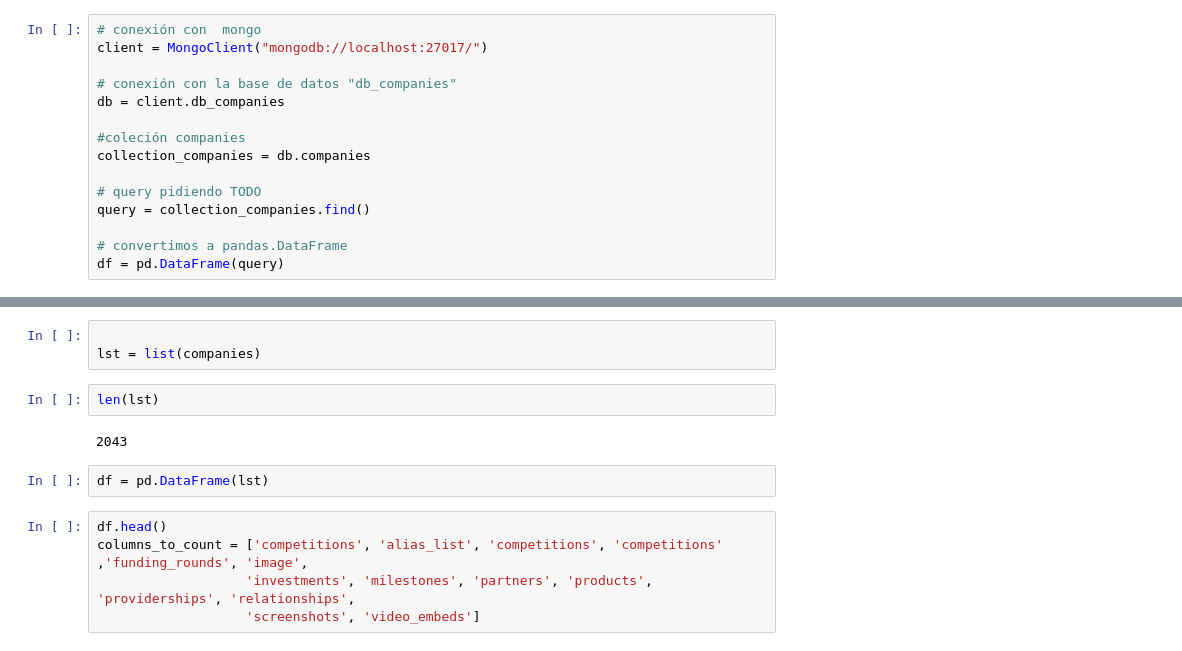
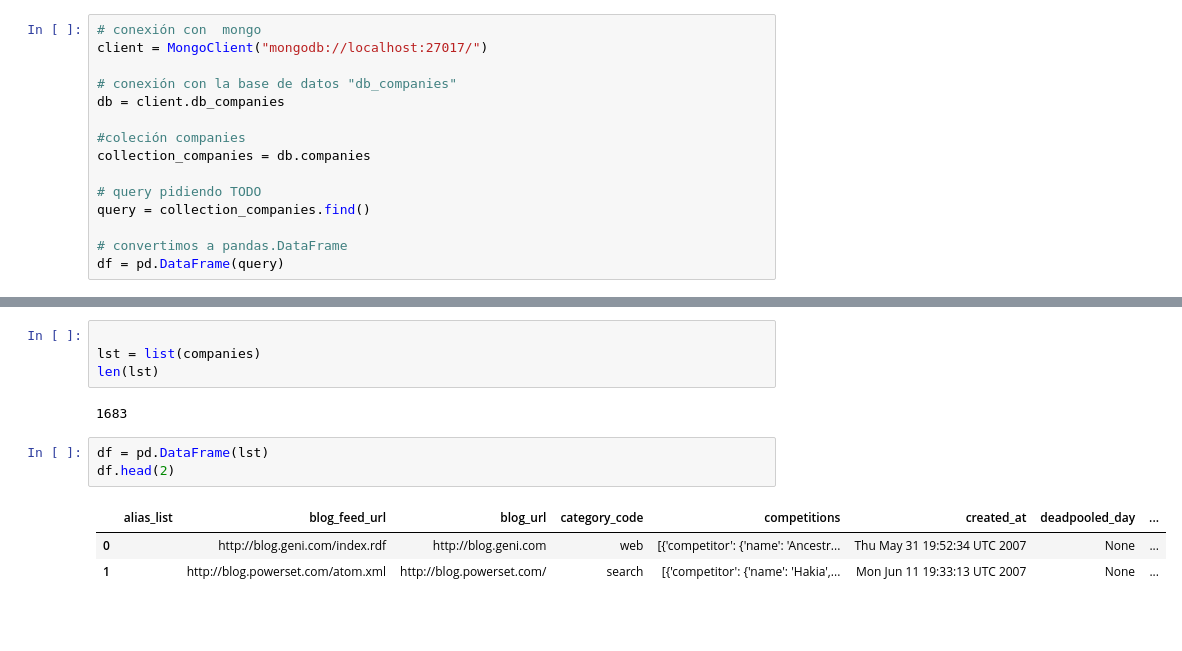
Before and after one commit to albertogcmr/pymongo-project, a Jupyter notebook: main.ipynb, the cells around one changed output, grey strips where cells are left out. Drawn from its saved outputs; the diff is of its cells as text; blank space fills up the shorter version.

```diff
--- a/main.ipynb
+++ b/main.ipynb
@@ -49,15 +81,14 @@ companies = collection_companies.find({"$and":[{"number_of_employees": {"$lt": 5
 # %%
 
 lst = list(companies)
+len(lst)
+# %% [output]
+1683
-# %%
-len(lst)
-# %% [output]
-2043
 # %%
 df = pd.DataFrame(lst)
+df.head(2)
+# %% [output]
+|  | alias_list | blog_feed_url | blog_url | category_code | competitions | created_at | deadpooled_day | ... |
+| 0 |  | http://blog.geni.com/index.rdf | http://blog.geni.com | web | [{'competitor': {'name': 'Ancestr... | Thu May 31 19:52:34 UTC 2007 | None | ... |
+| 1 |  | http://blog.powerset.com/atom.xml | http://blog.powerset.com/ | search | [{'competitor': {'name': 'Hakia',... | Mon Jun 11 19:33:13 UTC 2007 | None | ... |
-# %%
-df.head()
-columns_to_count = ['competitions', 'alias_list', 'competitions', 'competitions' ,'funding_rounds', 'image',
-                   'investments', 'milestones', 'partners', 'products', 'providerships', 'relationships',
-                   'screenshots', 'video_embeds']
 # %%
```
Also changed, not shown: parts of 12 cells of this notebook, 3 other files.
